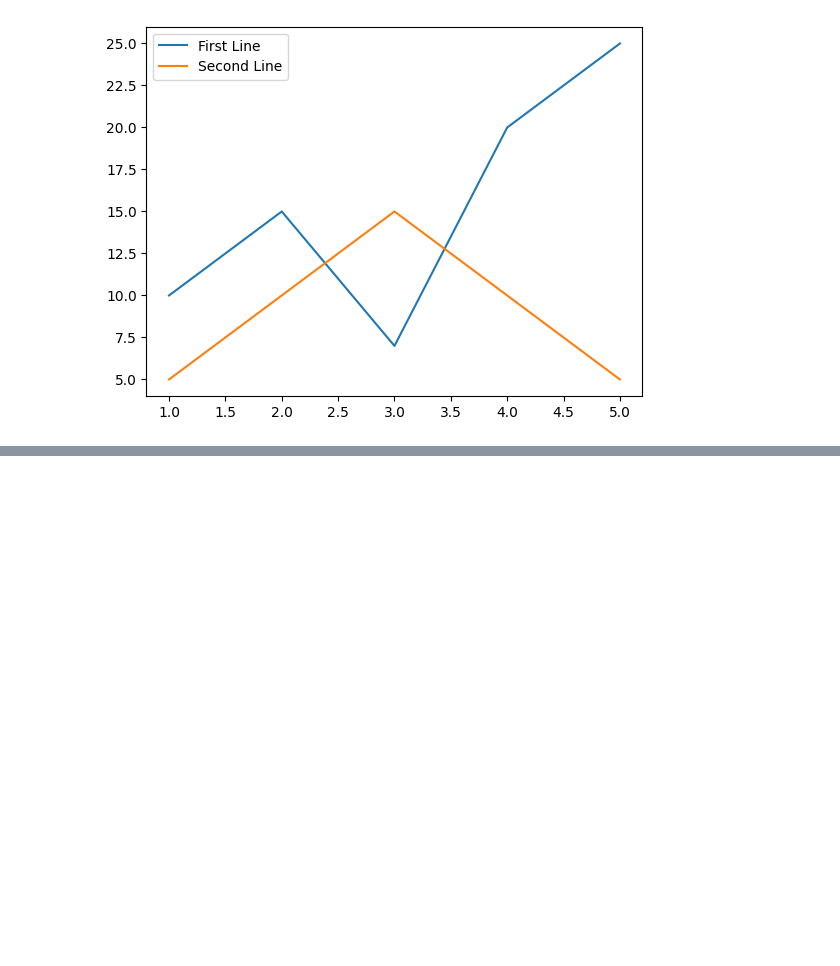
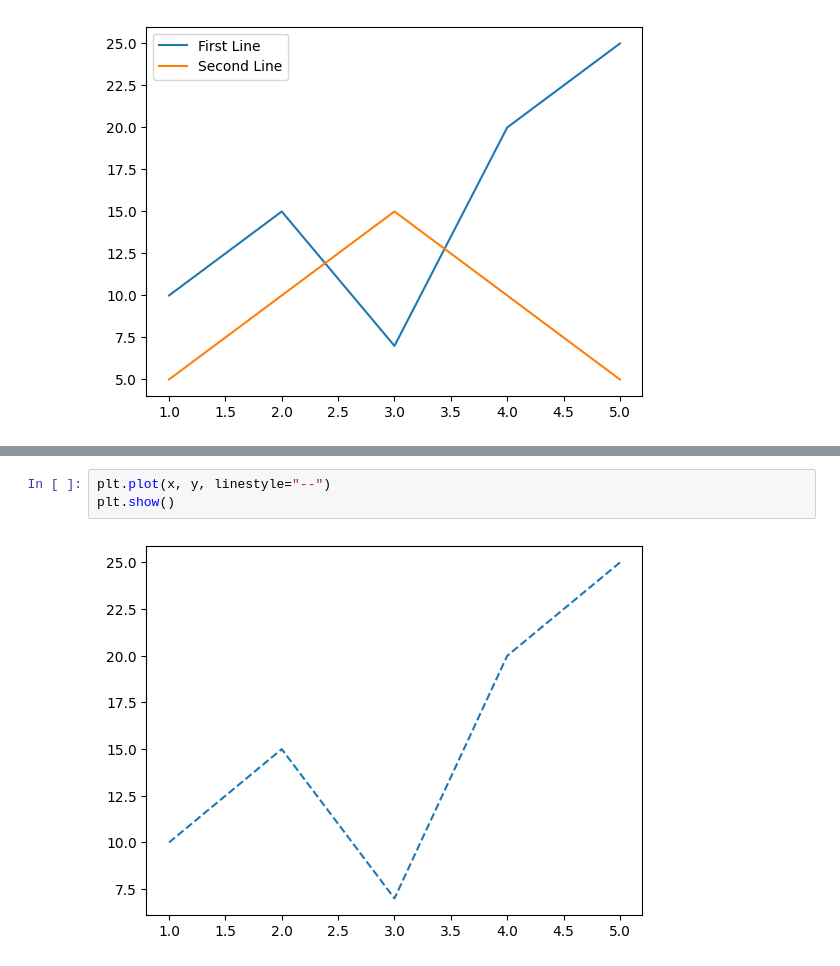
Before and after one commit to hady872/AI_Learning_Journey, a Jupyter notebook: matplotlib_course/matplotlib_ai.ipynb, the cells around one changed output, grey strips where cells are left out. Drawn from its saved outputs; the diff is of its cells as text; blank space fills up the shorter version.

```diff
--- a/matplotlib_course/matplotlib_ai.ipynb
+++ b/matplotlib_course/matplotlib_ai.ipynb
@@ -42,0 +50,5 @@ plt.show()
+# %%
+plt.plot(x, y, linestyle="--")
+plt.show()
+# %% [output]
+[figure, added]
```
Also changed, not shown: parts of 3 cells of this notebook.
